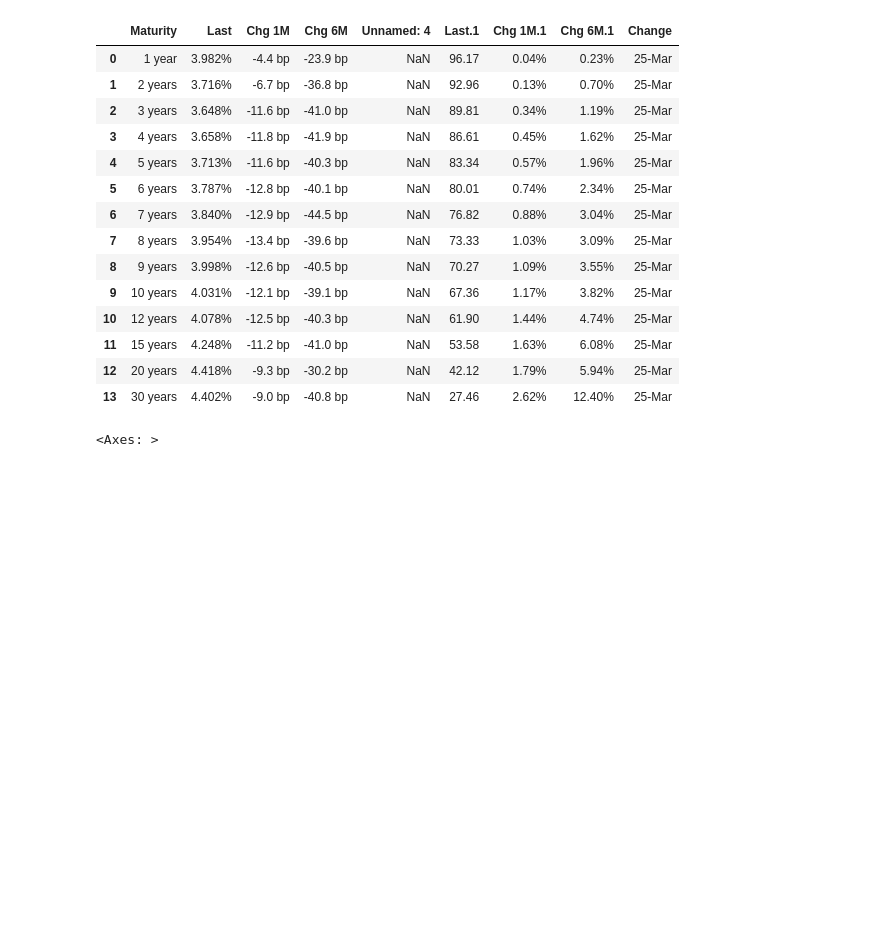
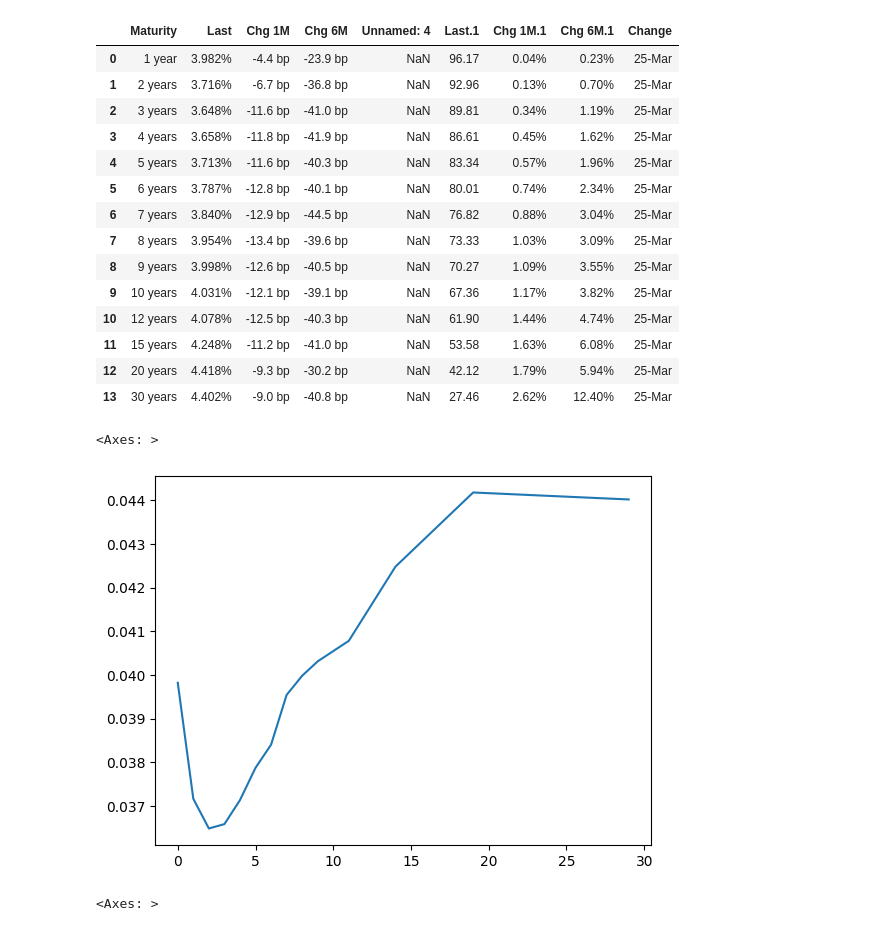
Before and after one commit to trentalleyne/FinEcoTests, a Jupyter notebook: Housing V3.ipynb, the cells around one changed output. Cells and saved outputs as stored; diff of their text form; code cells hidden in the pictures; blank space fills up the shorter version.

```diff
--- a/Housing V3.ipynb
+++ b/Housing V3.ipynb
@@ -781,6 +808,11 @@ combined_df = pd.concat([yields, interpolated_df], ignore_index=True)
 
 # Sort the DataFrame by Maturity
 combined_df = combined_df.sort_values(by='Maturity').reset_index(drop=True)
+# %%
+combined_df['Last'].plot()
+# %% [output]
+<Axes: >
+[figure, added]
 # %%
 yieldCurve['Last'].plot()
 # %% [output]
```
Also changed, not shown: parts of 38 cells of this notebook, 11 other files.
